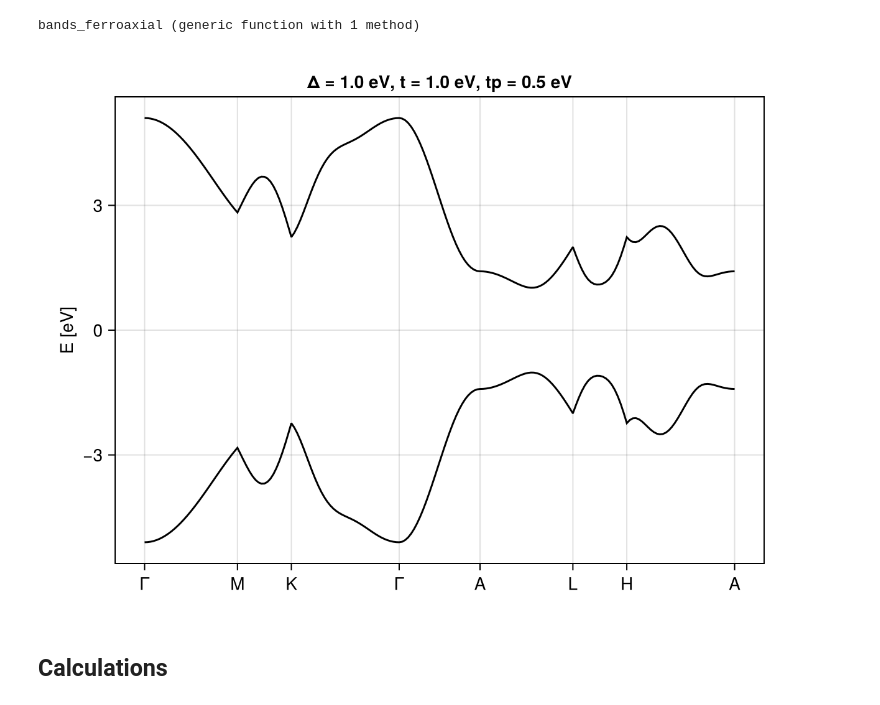
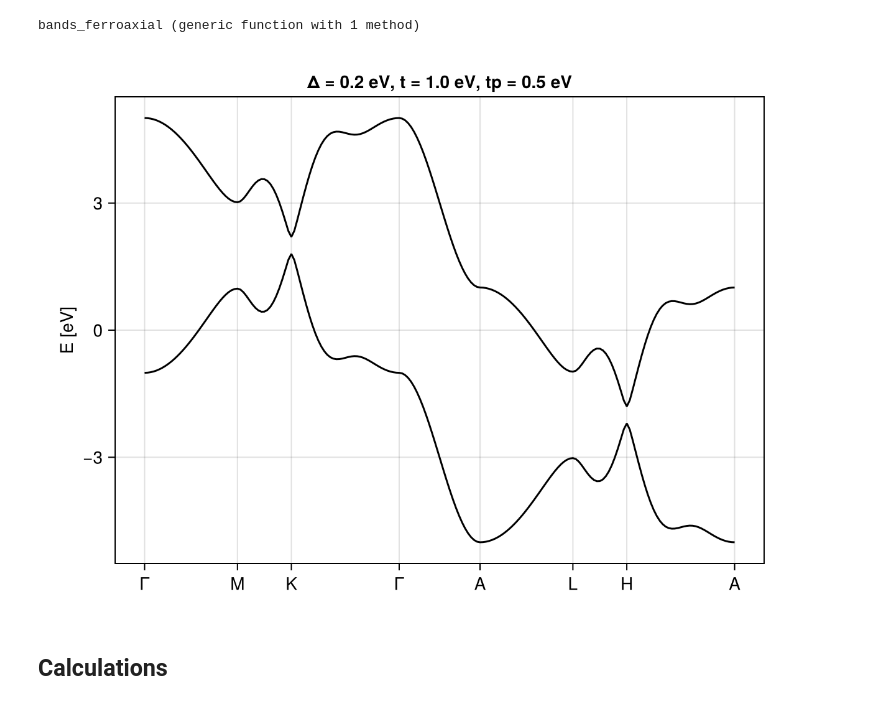
Before and after one commit to fernandopenaranda/Field_Induced_Hall_Effect, a Jupyter notebook: src/Ferroaxial.ipynb, the cells around one changed output. Saved outputs shown, nothing was run; the diff lists cells and outputs as text; code cells hidden in the pictures.

```diff
--- a/src/Ferroaxial.ipynb
+++ b/src/Ferroaxial.ipynb
@@ -35,9 +36,9 @@ end
 # %% [output]
 bands_ferroaxial (generic function with 1 method)
 # %%
-bands_ferroaxial( modelpresets_FA(; μ =0, t =1 ,tp =0.5, Δ = 1))
+bands_ferroaxial( modelpresets_FA(; μ =0, t =1 ,tp =0.5, Δ = 0.2))
 # %% [output]
-[figure, old version]
+[figure, new version]
 # %% [markdown]
 ## Calculations
 # %%
```
Also changed, not shown: parts of 1 cell of this notebook, 1 other file.
